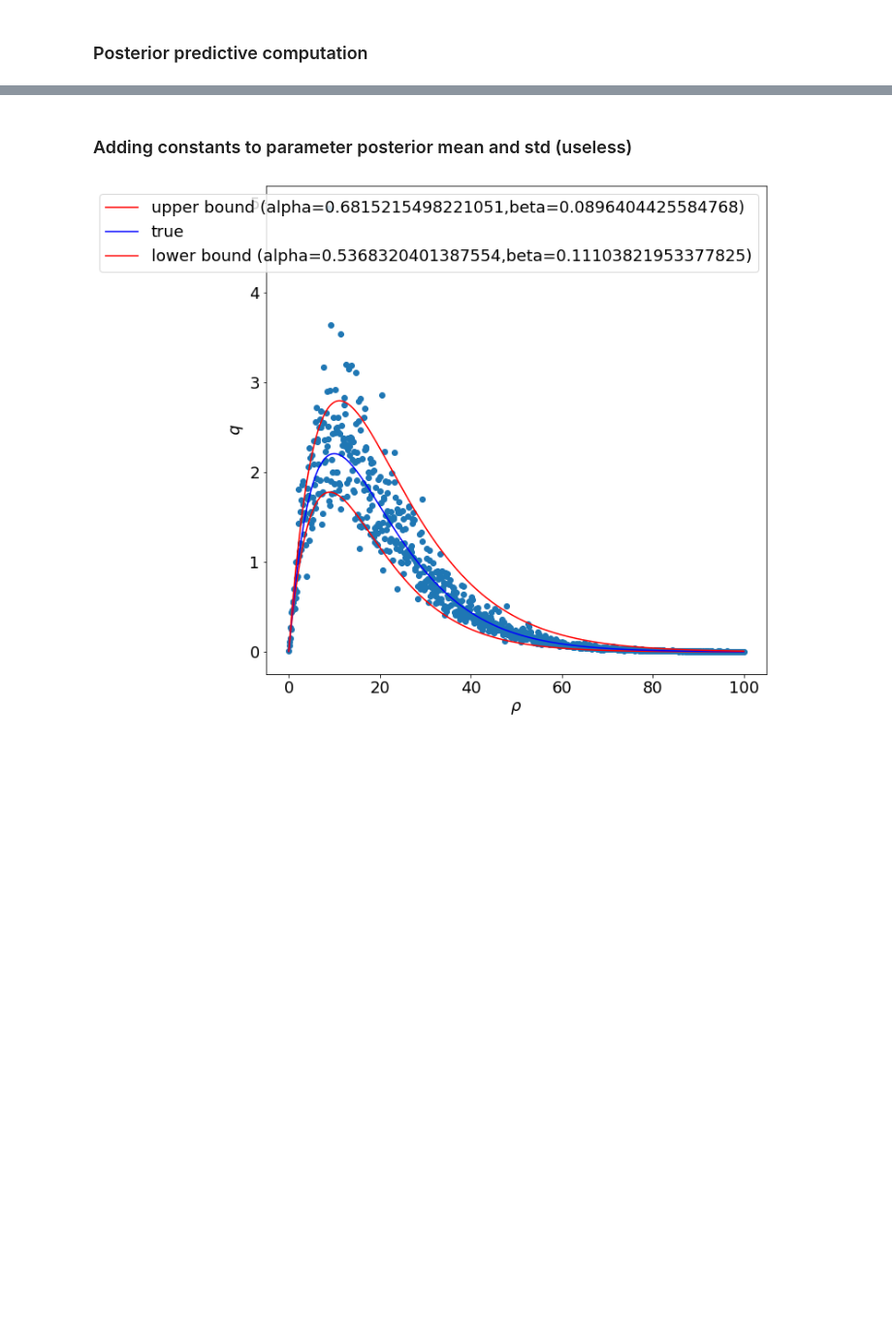
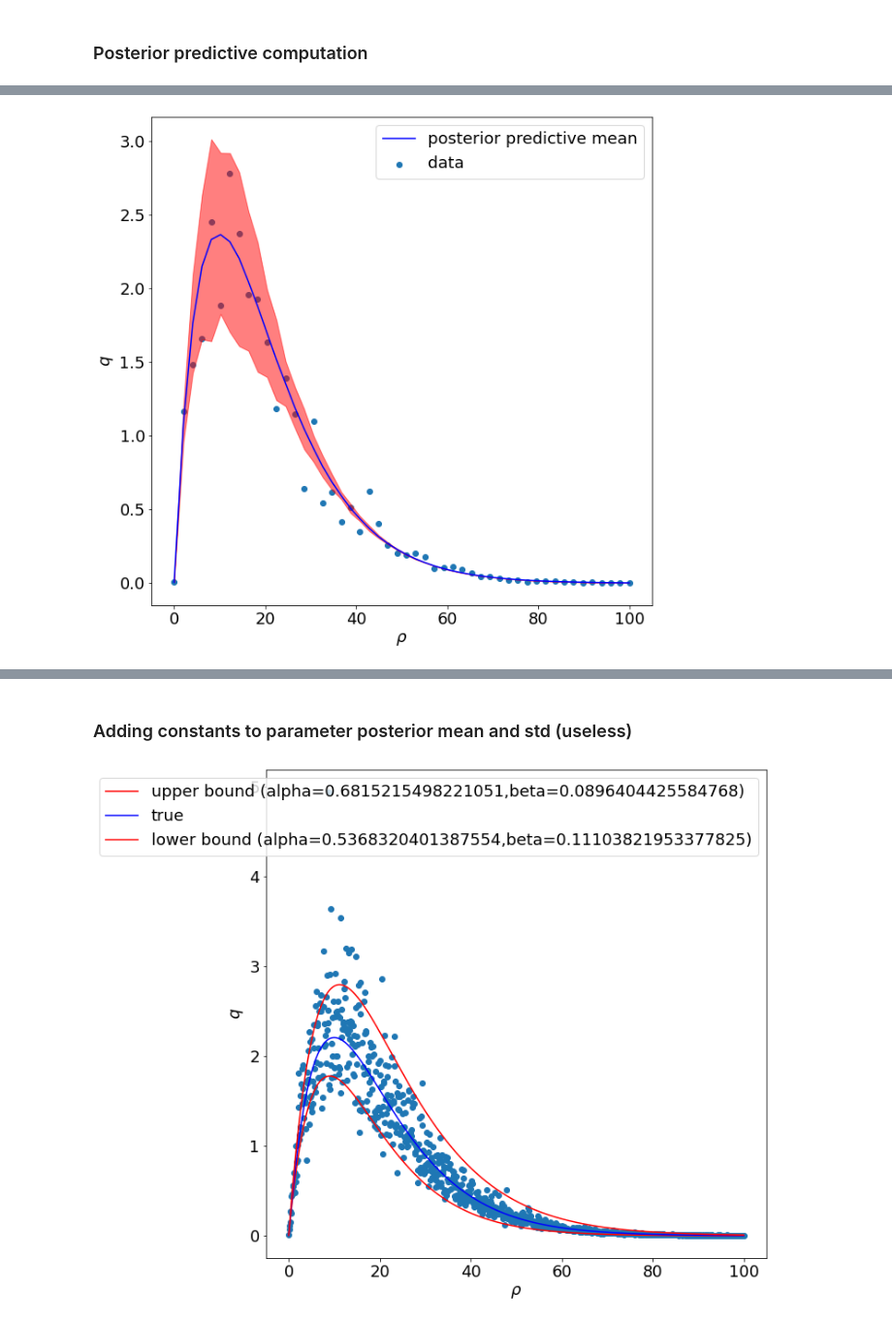
Before and after one commit to YannisZa/probabilistic_traffic_flow_modelling, a Jupyter notebook: notebooks/exponential_fd_metropolis_hastings_debugging.ipynb, the cells around one changed output, grey strips where cells are left out. Shown at 97% size. Drawn from its saved outputs; the diff is of its cells as text; code cells hidden in the pictures; blank space fills up the shorter version.

```diff
--- a/notebooks/exponential_fd_metropolis_hastings_debugging.ipynb
+++ b/notebooks/exponential_fd_metropolis_hastings_debugging.ipynb
@@ -834,3 +869,20 @@ array([2.51346768e-06, 5.85737258e-02, 1.70637066e-01, 2.32153259e-01,
+# %%
+q_upper = grw_posterior_predictive_fast_mean + 2 * grw_posterior_predictive_fast_std
+q_lower = grw_posterior_predictive_fast_mean - 2 * grw_posterior_predictive_fast_std
+
+
+plt.figure(figsize=(10,10))
+plt.scatter(rho,q,label='data')
+plt.fill_between(rho,q_upper,q_lower,alpha=0.5,color='red')
+# plt.plot(rho,q_lower,color='r',label=f'posterior predictive mean + 2sd')
+plt.plot(rho,grw_posterior_predictive_mean,color='b',label='posterior predictive mean')
+# plt.plot(rho,q_upper,color='r',label=f'posterior predictive mean - 2sd')
+plt.xlabel(r'$\rho$')
+plt.ylabel(r'$q$')
+plt.legend()
+plt.ioff()
+# %% [output]
+[figure, added]
 # %%
 q_upper = grw_posterior_predictive_mean + 2 * grw_posterior_predictive_std
 q_lower = grw_posterior_predictive_mean - 2 * grw_posterior_predictive_std
```
Also changed, not shown: parts of 15 cells of this notebook, 6 other files.
